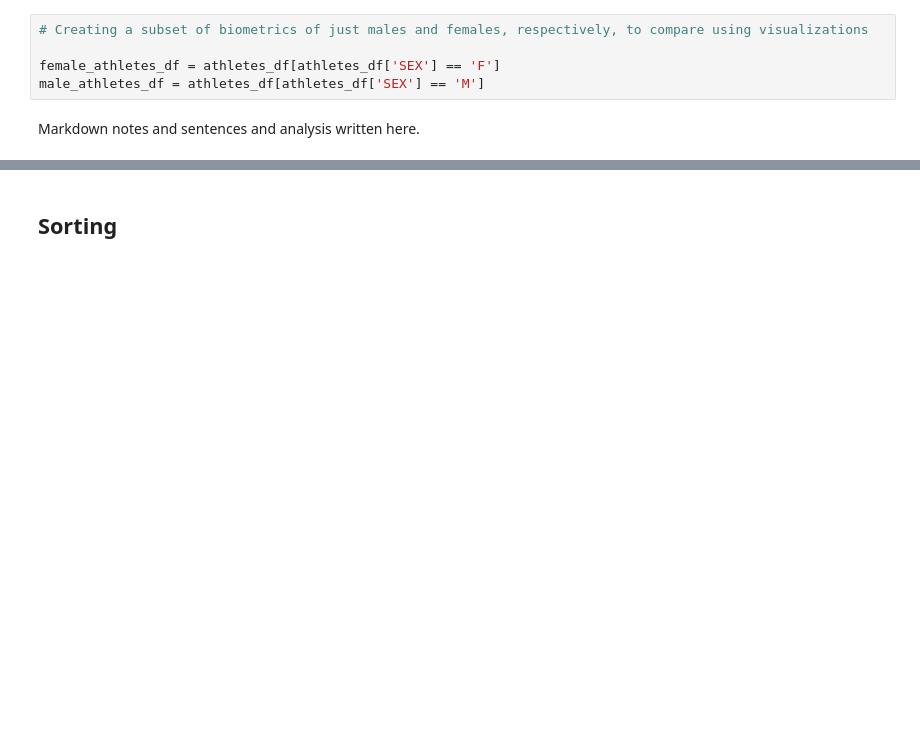
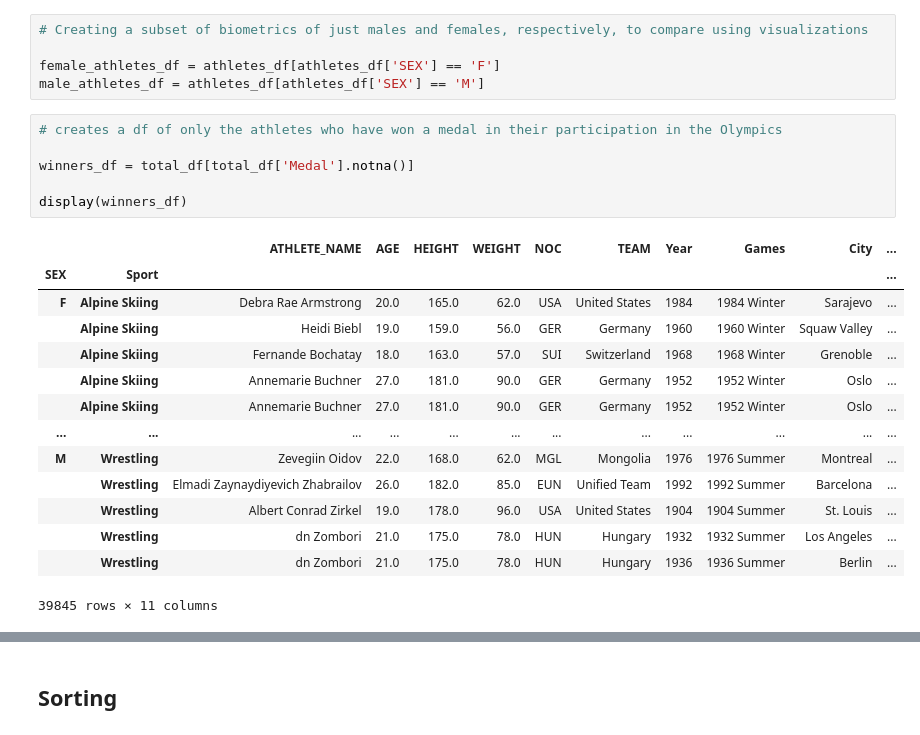
Before and after one commit to srushti-vai/Olympics-Data-Analysis, a Jupyter notebook: Olympics Data Analysis.ipynb, the cells around one changed output, grey strips where cells are left out. Saved outputs shown, nothing was run; the diff lists cells and outputs as text; blank space fills up the shorter version.

```diff
--- a/Olympics Data Analysis.ipynb
+++ b/Olympics Data Analysis.ipynb
@@ -86,5 +86,24 @@ Markdown notes and sentences and analysis written here.
 
 female_athletes_df = athletes_df[athletes_df['SEX'] == 'F']
 male_athletes_df = athletes_df[athletes_df['SEX'] == 'M']
-# %% [markdown]
-Markdown notes and sentences and analysis written here.
+# %%
+# creates a df of only the athletes who have won a medal in their participation in the Olympics
+
+winners_df = total_df[total_df['Medal'].notna()]
+
+display(winners_df)
+# %% [output]
+|  |  | ATHLETE_NAME | AGE | HEIGHT | WEIGHT | NOC | TEAM | Year | Games | City | ... |
+| SEX | Sport |  |  |  |  |  |  |  |  |  | ... |
+| F | Alpine Skiing | Debra Rae Armstrong | 20.0 | 165.0 | 62.0 | USA | United States | 1984 | 1984 Winter | Sarajevo | ... |
+|  | Alpine Skiing | Heidi Biebl | 19.0 | 159.0 | 56.0 | GER | Germany | 1960 | 1960 Winter | Squaw Valley | ... |
+|  | Alpine Skiing | Fernande Bochatay | 18.0 | 163.0 | 57.0 | SUI | Switzerland | 1968 | 1968 Winter | Grenoble | ... |
+|  | Alpine Skiing | Annemarie Buchner | 27.0 | 181.0 | 90.0 | GER | Germany | 1952 | 1952 Winter | Oslo | ... |
+|  | Alpine Skiing | Annemarie Buchner | 27.0 | 181.0 | 90.0 | GER | Germany | 1952 | 1952 Winter | Oslo | ... |
+| ... | ... | ... | ... | ... | ... | ... | ... | ... | ... | ... | ... |
+| M | Wrestling | Zevegiin Oidov | 22.0 | 168.0 | 62.0 | MGL | Mongolia | 1976 | 1976 Summer | Montreal | ... |
+|  | Wrestling | Elmadi Zaynaydiyevich Zhabrailov | 26.0 | 182.0 | 85.0 | EUN | Unified Team | 1992 | 1992 Summer | Barcelona | ... |
+|  | Wrestling | Albert Conrad Zirkel | 19.0 | 178.0 | 96.0 | USA | United States | 1904 | 1904 Summer | St. Louis | ... |
+|  | Wrestling | dn Zombori | 21.0 | 175.0 | 78.0 | HUN | Hungary | 1932 | 1932 Summer | Los Angeles | ... |
+|  | Wrestling | dn Zombori | 21.0 | 175.0 | 78.0 | HUN | Hungary | 1936 | 1936 Summer | Berlin | ... |
+39845 rows × 11 columns
```
Also changed, not shown: parts of 9 cells of this notebook, 1 other file.
